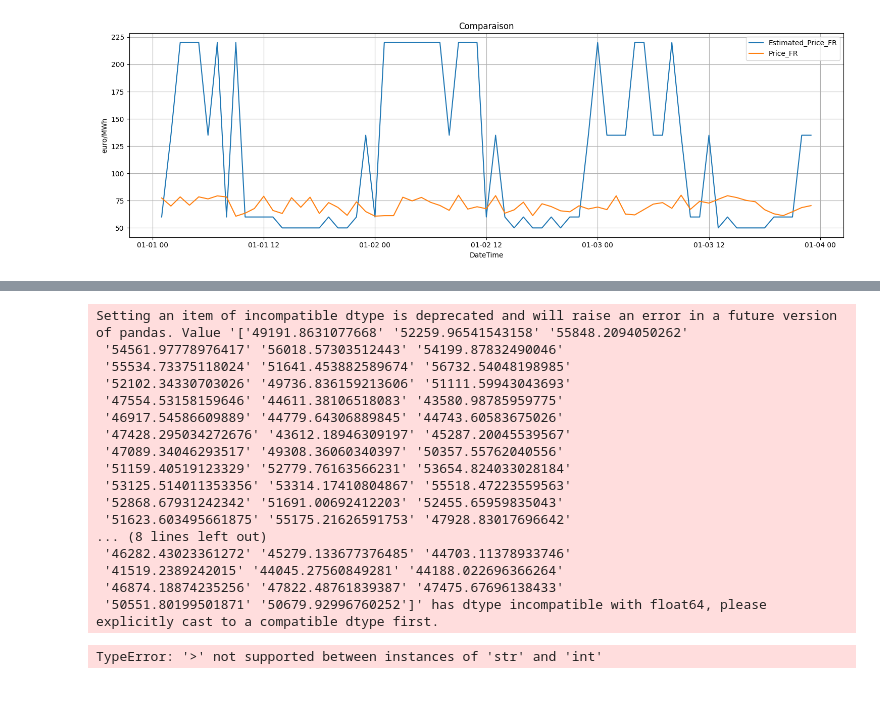
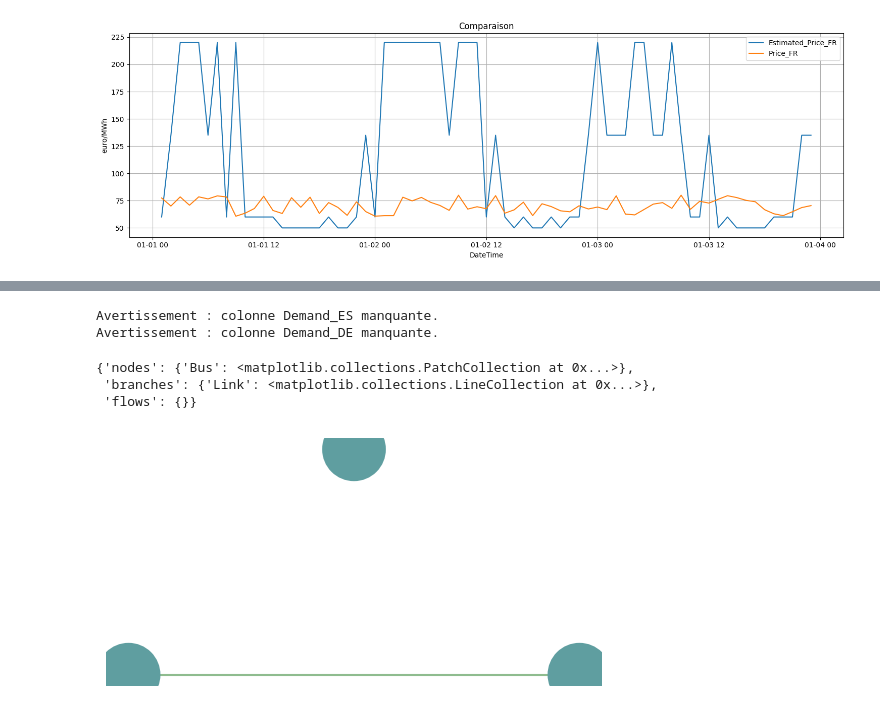
Before and after one commit to qdupayage/Librairy, a Jupyter notebook: EnerData_Project/notebook/test.ipynb, the cells around one changed output, grey strips where cells are left out. Drawn from its saved outputs; the diff is of its cells as text; code cells hidden in the pictures.

```diff
--- a/EnerData_Project/notebook/test.ipynb
+++ b/EnerData_Project/notebook/test.ipynb
@@ -79,5 +87,5 @@ countries = ['FR','ES','DE']
 net = create_simple_network(df,countries, cost_dict)
 
 # Affichage du réseau
-net.plot()
+net.plot.map()
 # %% [output]
@@ -86,18 +94,6 @@ Avertissement : colonne Demand_DE manquante.
-Setting an item of incompatible dtype is deprecated and will raise an error in a future version of pandas. Value '['49191.8631077668' '52259.96541543158' '55848.2094050262'
- '54561.97778976417' '56018.57303512443' '54199.87832490046'
- '55534.73375118024' '51641.453882589674' '56732.54048198985'
- '52102.34330703026' '49736.836159213606' '51111.59943043693'
- '47554.53158159646' '44611.38106518083' '43580.98785959775'
- '46917.54586609889' '44779.64306889845' '44743.60583675026'
- '47428.295034272676' '43612.18946309197' '45287.20045539567'
- '47089.34046293517' '49308.36060340397' '50357.55762040556'
- '51159.40519123329' '52779.76163566231' '53654.824033028184'
- '53125.514011353356' '53314.17410804867' '55518.47223559563'
- '52868.67931242342' '51691.00692412203' '52455.65959835043'
- '51623.603495661875' '55175.21626591753' '47928.83017696642'
-... (8 lines left out)
- '46282.43023361272' '45279.133677376485' '44703.11378933746'
- '41519.2389242015' '44045.27560849281' '44188.022696366264'
- '46874.18874235256' '47822.48761839387' '47475.67696138433'
- '50551.80199501871' '50679.92996760252']' has dtype incompatible with float64, please explicitly cast to a compatible dtype first.
+Avertissement : colonne Demand_ES manquante.
+Avertissement : colonne Demand_DE manquante.
-TypeError: '>' not supported between instances of 'str' and 'int'
+{'nodes': {'Bus': <matplotlib.collections.PatchCollection at 0x...>},
+ 'branches': {'Link': <matplotlib.collections.LineCollection at 0x...>},
+ 'flows': {}}
+[figure, added]
```
Also changed, not shown: parts of 4 cells of this notebook, 1 other file.
